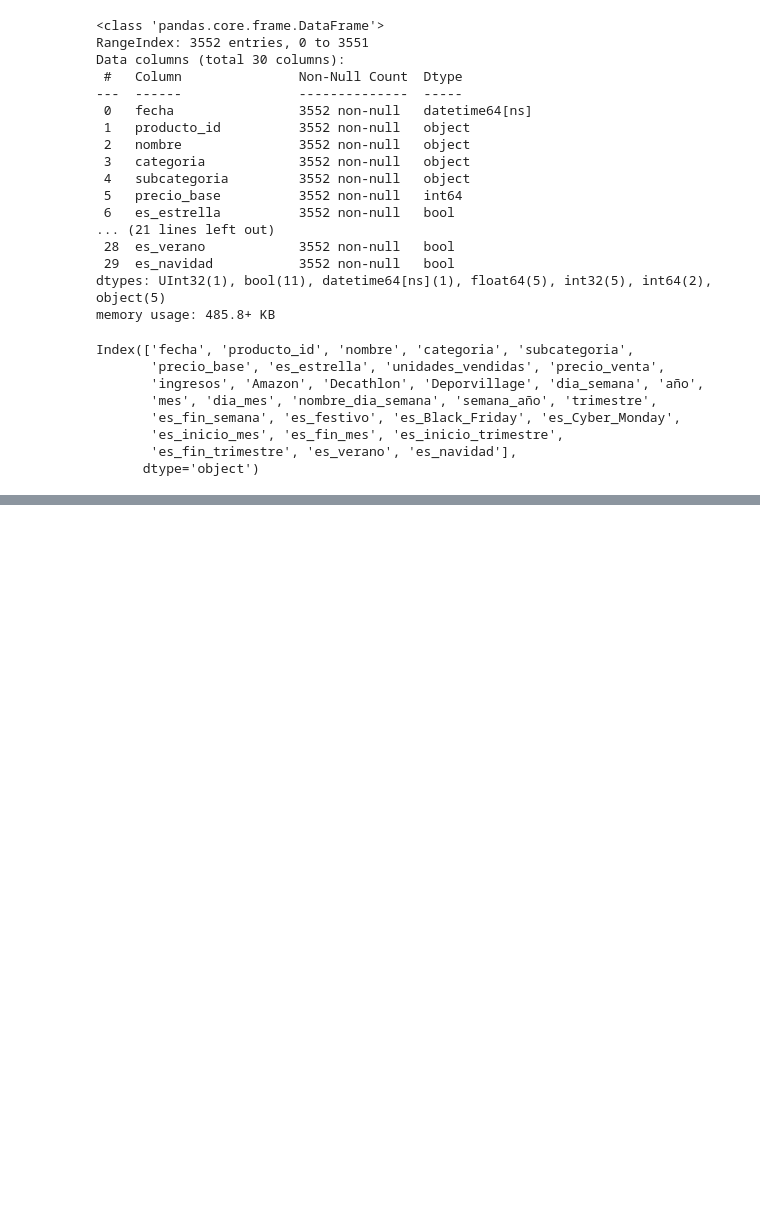
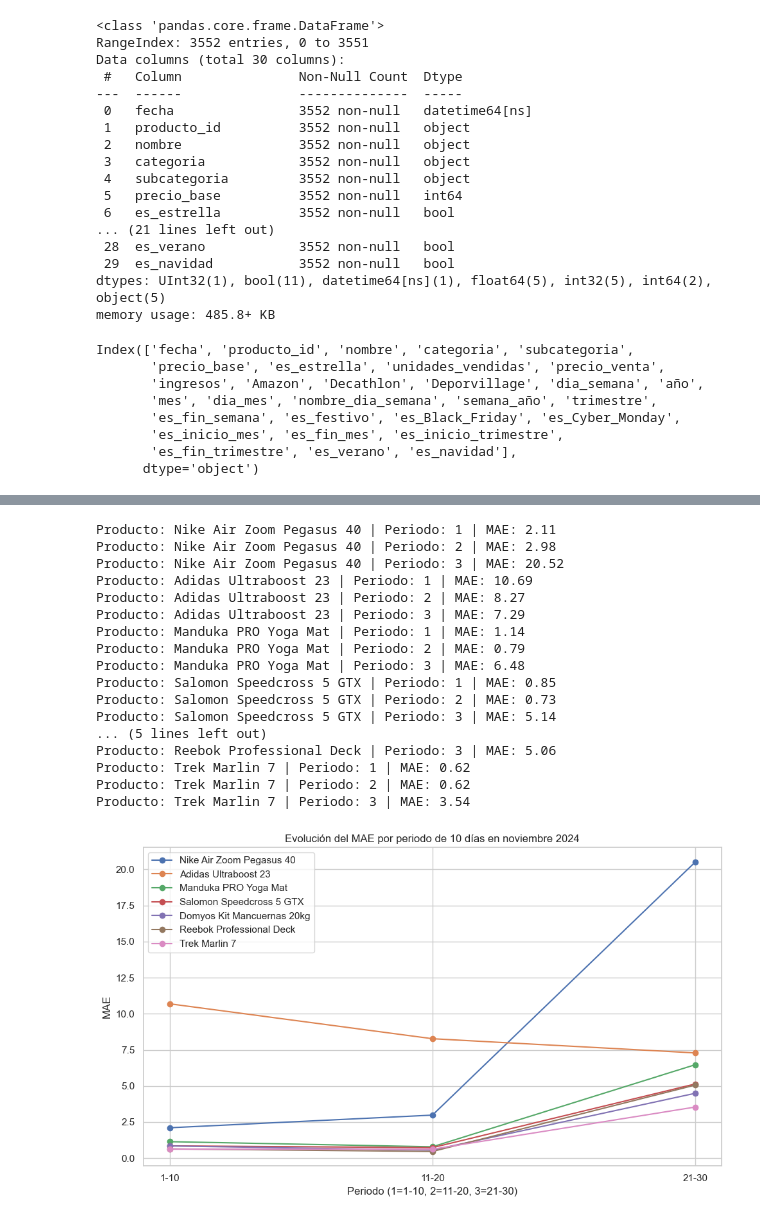
Before and after one commit to darwin-garcia/Forecasting-Ventas-S1, a Jupyter notebook: notebooks/Entrenamiento.ipynb, the cells around one changed output, grey strips where cells are left out. Cells and saved outputs as stored; diff of their text form; code cells hidden in the pictures; blank space fills up the shorter version.

```diff
--- a/notebooks/Entrenamiento.ipynb
+++ b/notebooks/Entrenamiento.ipynb
@@ -663,0 +1034,48 @@ Index(['fecha', 'producto_id', 'nombre', 'categoria', 'subcategoria',
+# %%
+# Evolución del MAE por periodo de 10 días en noviembre 2024 para cada producto estrella
+mae_periodo = {}
+for _, row in top_products.iterrows():
+    pid = row['producto_id']
+    pname = row['nombre']
+    dfi = df_nov24[df_nov24['producto_id'] == pid]
+    mae_periodo[pname] = {}
+    for periodo in [1, 2, 3]:
+        dfi_p = dfi[dfi['periodo'] == periodo]
+        if len(dfi_p) == 0:
+            continue
+        mae = mean_absolute_error(dfi_p['unidades_vendidas'], dfi_p['pred_unidades_vendidas'])
+        mae_periodo[pname][periodo] = mae
+        print(f"Producto: {pname} | Periodo: {periodo} | MAE: {mae:.2f}")
+
+# Graficar evolución del MAE por periodo para cada producto estrella
+import matplotlib.pyplot as plt
+plt.figure(figsize=(10,6))
+for pname in mae_periodo.keys():
+    maes = [mae_periodo[pname].get(p, np.nan) for p in [1,2,3]]
+    plt.plot([1,2,3], maes, marker='o', label=pname)
+plt.title('Evolución del MAE por periodo de 10 días en noviembre 2024')
+plt.xlabel('Periodo (1=1-10, 2=11-20, 3=21-30)')
+plt.ylabel('MAE')
+plt.xticks([1,2,3], ['1-10', '11-20', '21-30'])
+plt.legend()
+plt.tight_layout()
+plt.show()
+# %% [output]
+Producto: Nike Air Zoom Pegasus 40 | Periodo: 1 | MAE: 2.11
+Producto: Nike Air Zoom Pegasus 40 | Periodo: 2 | MAE: 2.98
+Producto: Nike Air Zoom Pegasus 40 | Periodo: 3 | MAE: 20.52
+Producto: Adidas Ultraboost 23 | Periodo: 1 | MAE: 10.69
+Producto: Adidas Ultraboost 23 | Periodo: 2 | MAE: 8.27
+Producto: Adidas Ultraboost 23 | Periodo: 3 | MAE: 7.29
+Producto: Manduka PRO Yoga Mat | Periodo: 1 | MAE: 1.14
+Producto: Manduka PRO Yoga Mat | Periodo: 2 | MAE: 0.79
+Producto: Manduka PRO Yoga Mat | Periodo: 3 | MAE: 6.48
+Producto: Salomon Speedcross 5 GTX | Periodo: 1 | MAE: 0.85
+Producto: Salomon Speedcross 5 GTX | Periodo: 2 | MAE: 0.73
+Producto: Salomon Speedcross 5 GTX | Periodo: 3 | MAE: 5.14
+... (5 lines left out)
+Producto: Reebok Professional Deck | Periodo: 3 | MAE: 5.06
+Producto: Trek Marlin 7 | Periodo: 1 | MAE: 0.62
+Producto: Trek Marlin 7 | Periodo: 2 | MAE: 0.62
+Producto: Trek Marlin 7 | Periodo: 3 | MAE: 3.54
+[figure, added]
```
Also changed, not shown: parts of 11 cells of this notebook, 14 other files.
